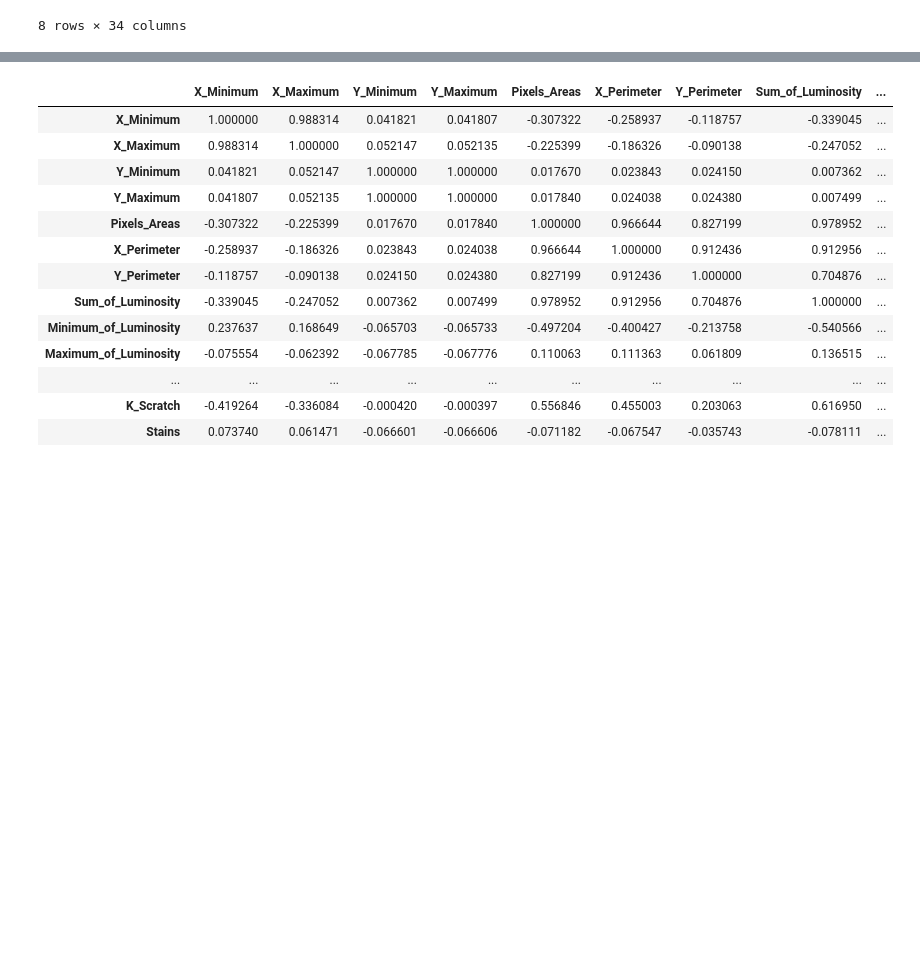
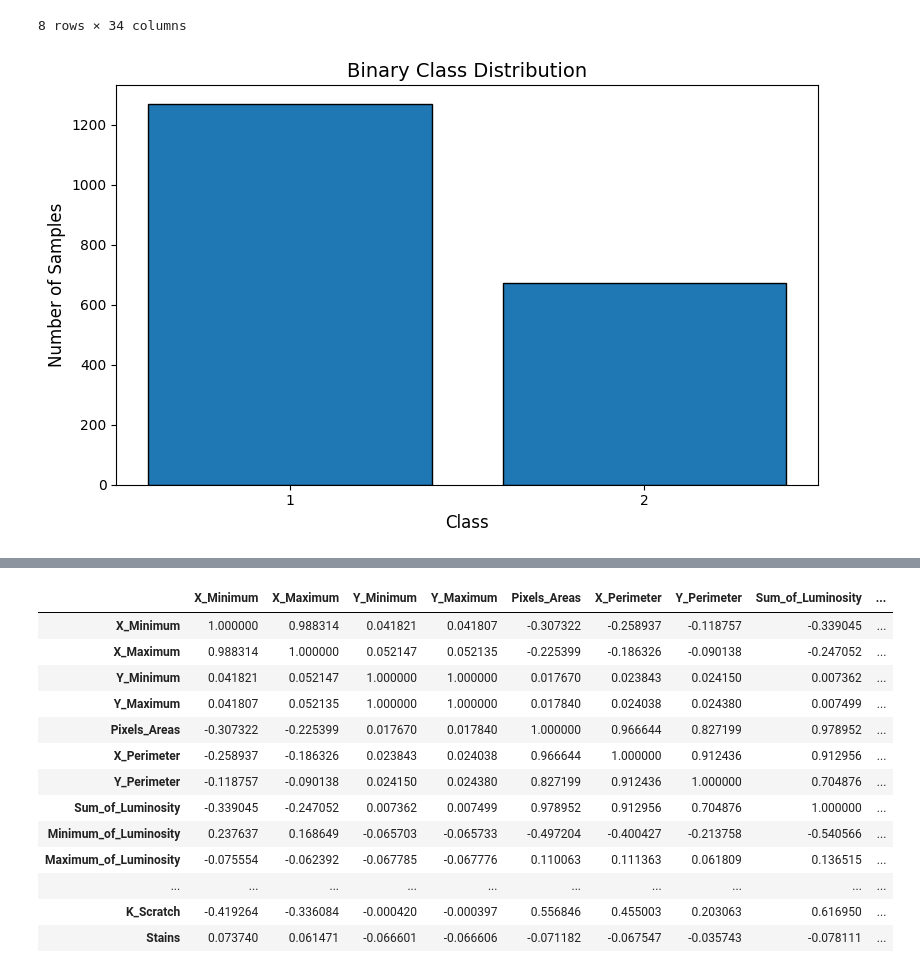
Before and after one commit to AmalAkh/zneus-project-1, a Jupyter notebook: eda.ipynb, the cells around one changed output, grey strips where cells are left out. Cells and saved outputs as stored; diff of their text form; code cells hidden in the pictures; blank space fills up the shorter version.

```diff
--- a/eda.ipynb
+++ b/eda.ipynb
@@ -96,3 +96,19 @@ df.describe()
 | 75% | 1053.000000 | 1072.000000 | 2.183073e+06 | 2.183084e+06 | 822.000000 | 84.000000 | 83.000000 | 8.301100e+04 | ... |
 | max | 1705.000000 | 1713.000000 | 1.298766e+07 | 1.298769e+07 | 152655.000000 | 10449.000000 | 18152.000000 | 1.159141e+07 | ... |
 8 rows × 34 columns
+# %%
+import matplotlib.pyplot as plt
+
+counts = df["Class"].value_counts()
+
+plt.figure(figsize=(8, 5))
+plt.bar(counts.index.astype(str), counts.values, edgecolor="black")
+plt.title("Binary Class Distribution", fontsize=14)
+plt.xlabel("Class", fontsize=12)
+plt.ylabel("Number of Samples", fontsize=12)
+
+
+plt.tight_layout()
+plt.show()
+# %% [output]
+[figure, added]
```
Also changed, not shown: parts of 2 cells of this notebook, 2 other files.
